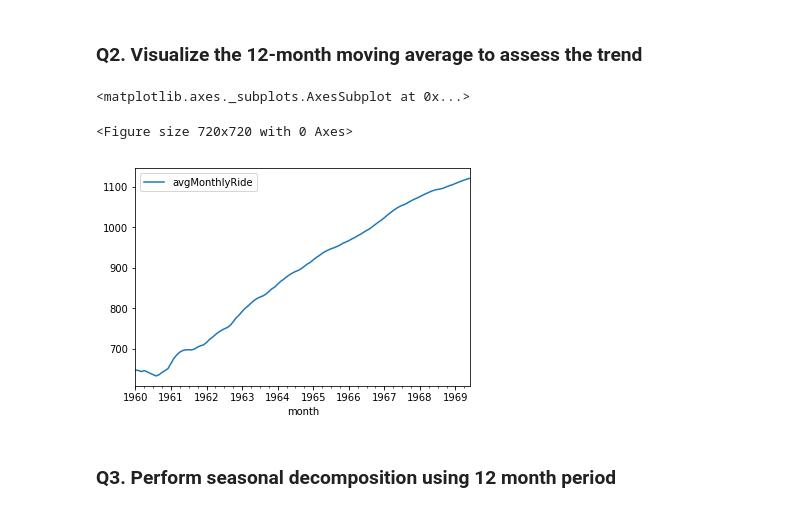
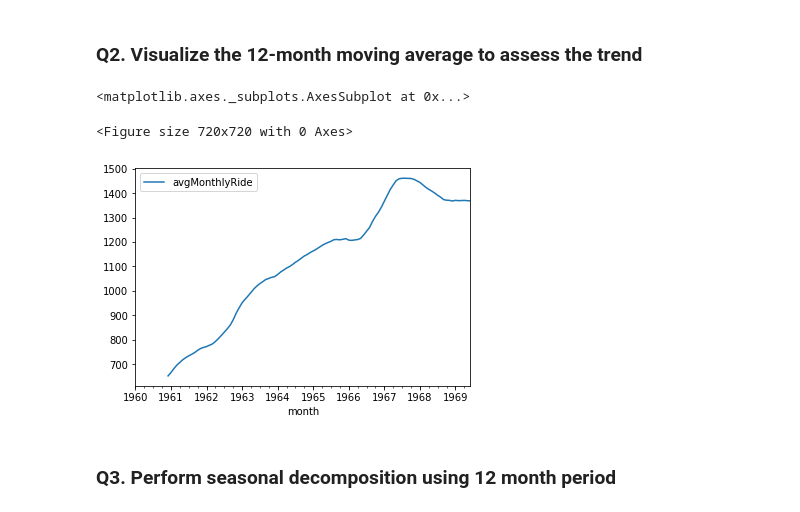
Before and after one commit to pratikwatwani/Applied-Data-Science, a Jupyter notebook: Session 08 and Session 09/PCA, Logistic Regression and Time Series Analysis.ipynb, the cells around one changed output. Drawn from its saved outputs; the diff is of its cells as text; code cells hidden in the pictures.

```diff
--- a/Session 08 and Session 09/PCA, Logistic Regression and Time Series Analysis.ipynb
+++ b/Session 08 and Session 09/PCA, Logistic Regression and Time Series Analysis.ipynb
@@ -325,11 +325,11 @@ plt.close()
 #df.set_index('month', drop=True, inplace = True)
 # %%
 fig= plt.figure(figsize = (10,10))
-df.rolling(window = 365, min_periods=1).mean().plot()
+df.rolling(window = 12).mean().plot()
 # %% [output]
 <matplotlib.axes._subplots.AxesSubplot at 0x...>
 <Figure size 720x720 with 0 Axes>
-[figure, old version]
+[figure, new version]
 # %% [markdown]
 ### Q3. Perform seasonal decomposition using 12 month period
 # %%
```
Also changed, not shown: parts of 9 cells of this notebook.
